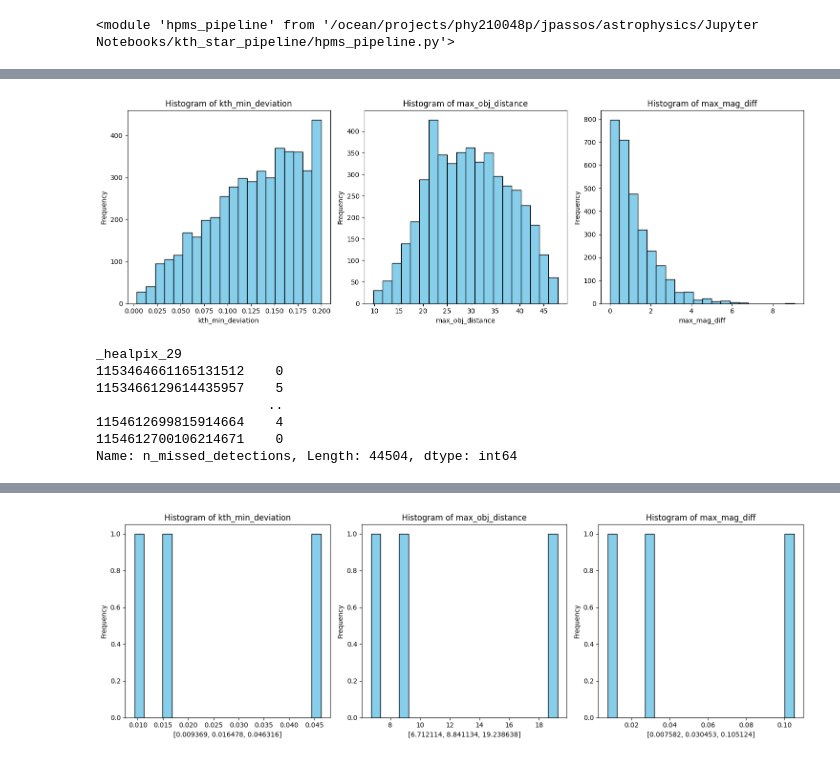
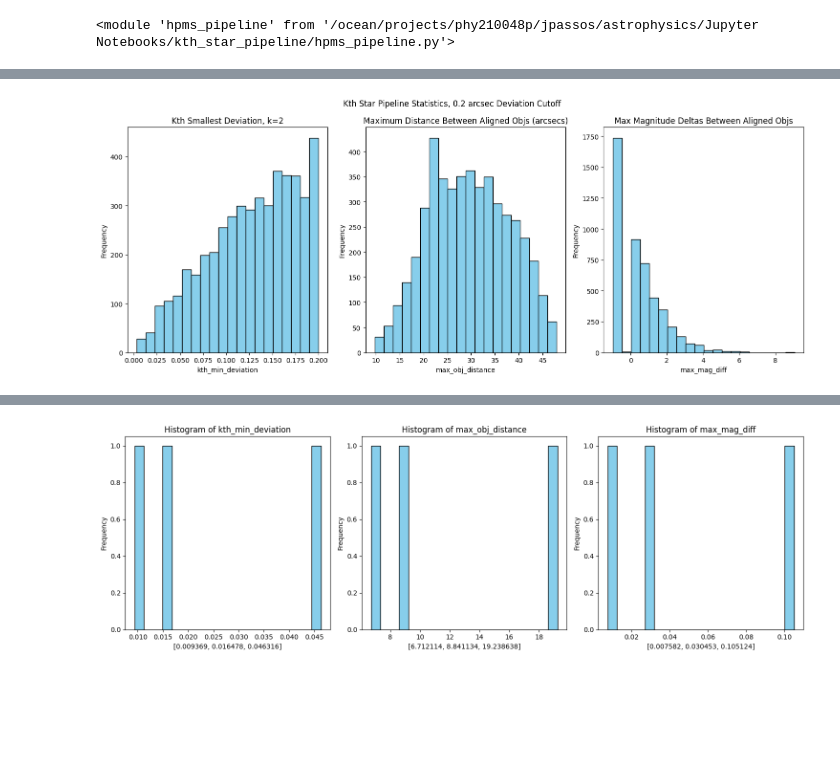
Before and after one commit to JoaoDPassos/brown-dwarf-search, a Jupyter notebook: Jupyter Notebooks/kth_star_pipeline/pipeline_stats.ipynb, the cells around one changed output, grey strips where cells are left out. Drawn from its saved outputs; the diff is of its cells as text; code cells hidden in the pictures; blank space fills up the shorter version.

Commit message:
ran pipeline on 1/3 deg conesearch, stored science in pipeline_stats.ipynb

```diff
--- a/Jupyter Notebooks/kth_star_pipeline/pipeline_stats.ipynb
+++ b/Jupyter Notebooks/kth_star_pipeline/pipeline_stats.ipynb
@@ -89,0 +96,12 @@ The catalog has been loaded lazily, meaning no data has been read, only the cata
+# %%
+missed_val = -99.0
+
+with Client():
+    missed_detections = subset.map_partitions(hpms.num_missed_detections,
+                                             ['WAVG_MAG_PSF_G', 'WAVG_MAG_PSF_R',
+                                              'WAVG_MAG_PSF_I', 'WAVG_MAG_PSF_Z',
+                                              'WAVG_MAG_PSF_Y'], missed_val).compute()
+
+missed_totals = [
+    (computed_subset[f'WAVG_MAG_PSF_{band}'] == missed_val).to_numpy().sum() for band in bandList
+]
@@ -95,18 +141,15 @@ importlib.reload(hpms)
 # %%
 from dask.distributed import performance_report
 
-original_size = len(two_deg_catalog)
-subset=two_deg_catalog.cone_search(ra=1.383284152,dec=-37.36774403, radius_arcsec=1200)
+RESULTS_DIR = BENCHMARK_CATALOG_DIR / 'one_third_deg_cs_results'
+print(f"Length of subset: {len(computed_subset)}")
 
-print(f"Length of original catalog: {original_size}")
-# print(f"Length of subset: {len(subset)}")
 start_wall = time.time()
+with Client(threads_per_worker=1, memory_limit='16GB', n_workers=16), performance_report(filename='1/3_deg_cs_run.html'):
+    hpms.execute_pipeline(subset, query_string, xmatch_max_neighbors,
+                          max_neighbor_dist, min_neighbors, k,
+                          max_obj_deviation, des_id_col, mag_cols).to_hats(catalog_name='one_third_deg_cs_results',
+                                                                           base_catalog_path=RESULTS_DIR)
 
-with Client(threads_per_worker=1, memory_limit='16GB', n_workers=16), performance_report(filename='dask-report-9.html'):
-    two_deg_results = hpms.execute_pipeline(subset, query_string, xmatch_max_neighbors,
-                                            max_neighbor_dist, min_neighbors, k,
-                                            max_obj_deviation, des_id_col, mag_cols).to_hats(catalog_name='one_third_deg_cs_results', base_catalog_path = Path('./'), overwrite=True)
 wall_time = time.time() - start_wall
 print("Wall time: ", wall_time)
-filtered_size = len(two_deg_results)
-print(f"Length of final catalog: {filtered_size}")
@@ -119,0 +156,6 @@ print(list(two_deg_results.columns))
+# %%
+one_third_deg_results = lsdb.read_hats(RESULTS_DIR)
+computed_results = one_third_deg_results.compute()
+filtered_size = len(computed_results)
+print(f"Length of filtered subset: {filtered_size}")
+one_third_deg_results
@@ -120,15 +172,17 @@ print(list(two_deg_results.columns))
 # %%
-fig, axes = plt.subplots(1, 3, figsize=(15, 5))
+fig, axes = plt.subplots(1, 3, figsize=(15, 6))
+fig.suptitle('Kth Star Pipeline Statistics, 0.2 arcsec Deviation Cutoff')
 
 columns = ['kth_min_deviation', 'max_obj_distance', 'max_mag_diff']
+names = [f'Kth Smallest Deviation, k={k}', f'Maximum Distance Between Aligned Objs (arcsecs)', f'Max Magnitude Deltas Between Aligned Objs']
 
-for ax, col in zip(axes, columns):
-    ax.hist(two_deg_results[col], bins=20, color='skyblue', edgecolor='black')
-    ax.set_title(f'Histogram of {col}')
+for ax, col, name in zip(axes, columns, names):
+    ax.hist(computed_results.fillna(-1)[col], bins=20, color='skyblue', edgecolor='black')
+    ax.set_title(name)
     ax.set_xlabel(col)
     ax.set_ylabel('Frequency')
 
 plt.tight_layout()
 plt.show()
 # %% [output]
-[figure, old version]
+[figure, new version]
@@ -150,10 +188,0 @@ missed_y = (computed_subset['WAVG_MAG_PSF_Y'] == missed_val).to_numpy().sum()
-# %%
-missed_detections
-# %% [output]
-_healpix_29
-1153464661165131512    0
-1153466129614435957    5
-                      ..
-1154612699815914664    4
-1154612700106214671    0
-Name: n_missed_detections, Length: 44504, dtype: int64
```
Also changed, not shown: parts of 15 cells of this notebook, 3 other files.
